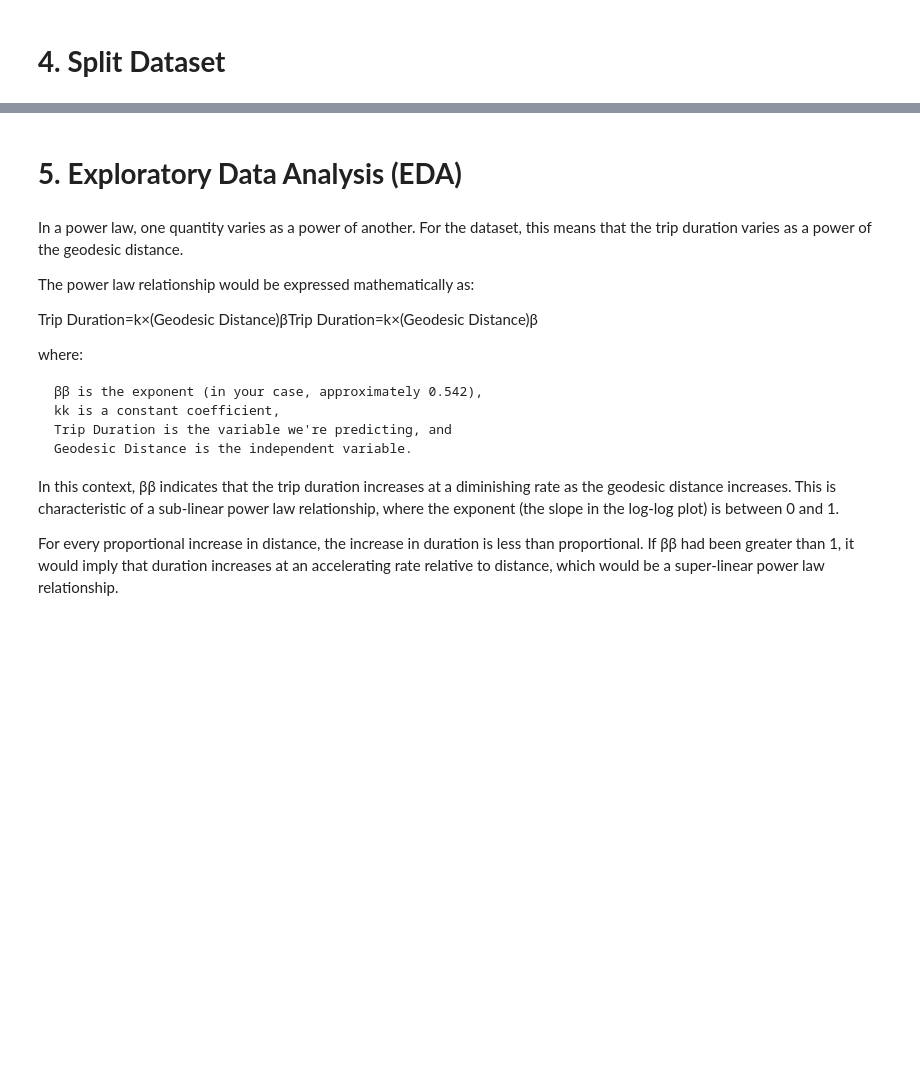
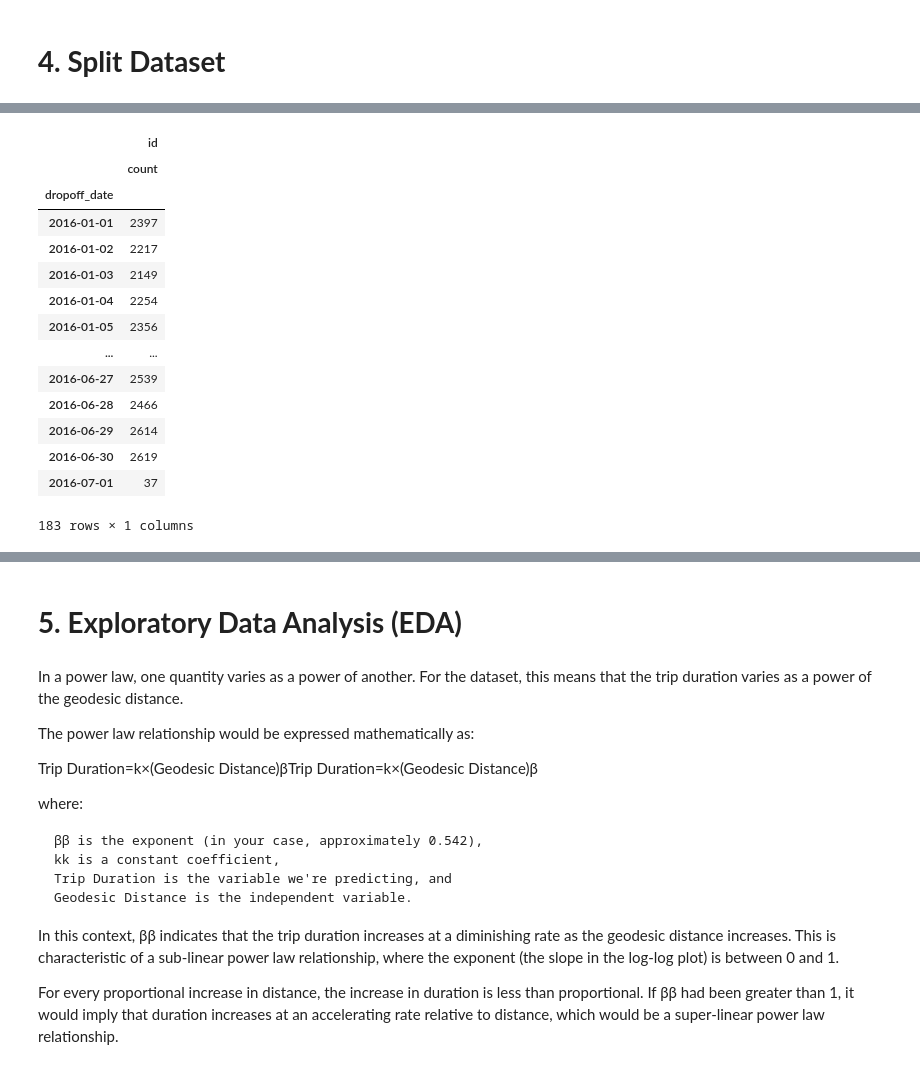
Before and after one commit to marcosbenicio/taxi-trip-regression, a Jupyter notebook: notebooks/taxi-trip-duration copy.ipynb, the cells around one changed output, grey strips where cells are left out. Drawn from its saved outputs; the diff is of its cells as text; code cells hidden in the pictures; blank space fills up the shorter version.

```diff
--- a/notebooks/taxi-trip-duration copy.ipynb
+++ b/notebooks/taxi-trip-duration copy.ipynb
@@ -1118,0 +1158,18 @@ plt.show()
+# %%
+df_test.groupby('dropoff_date')[['id']].agg(['count'])
+# %% [output]
+|  | id |
+|  | count |
+| dropoff_date |  |
+| 2016-01-01 | 2397 |
+| 2016-01-02 | 2217 |
+| 2016-01-03 | 2149 |
+| 2016-01-04 | 2254 |
+| 2016-01-05 | 2356 |
+| ... | ... |
+| 2016-06-27 | 2539 |
+| 2016-06-28 | 2466 |
+| 2016-06-29 | 2614 |
+| 2016-06-30 | 2619 |
+| 2016-07-01 | 37 |
+183 rows × 1 columns
```
Also changed, not shown: parts of 15 cells of this notebook.
